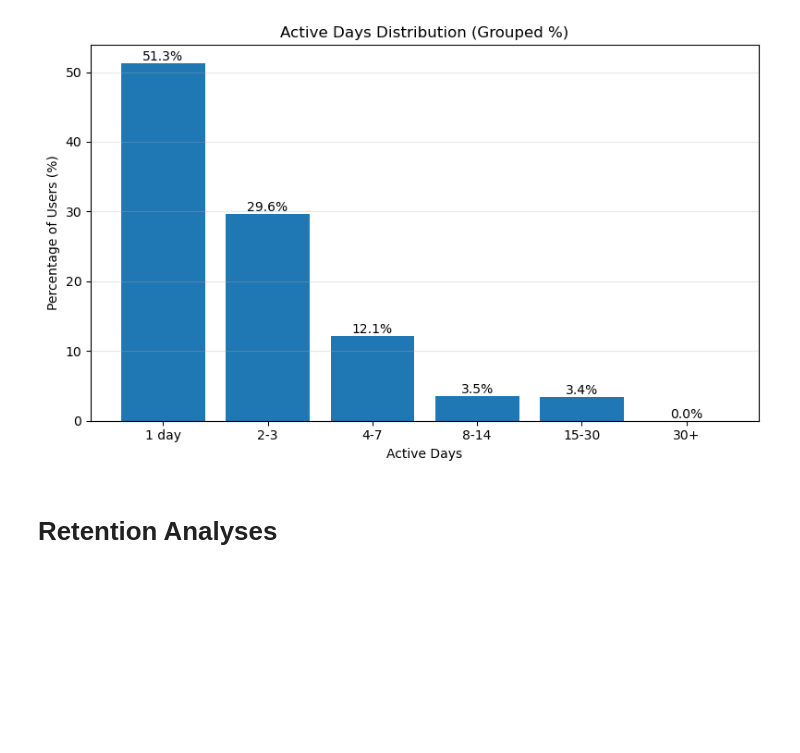
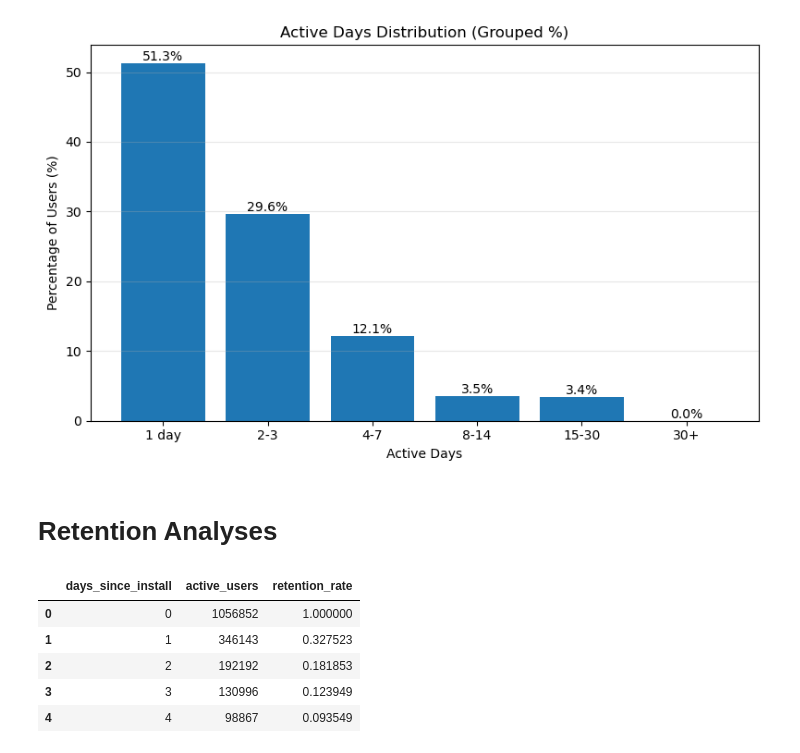
Before and after one commit to utkuayten/vertigo, a Jupyter notebook: notebooks/02_task2.ipynb, the cells around one changed output. Cells and saved outputs as stored; diff of their text form; code cells hidden in the pictures; blank space fills up the shorter version.

```diff
--- a/notebooks/02_task2.ipynb
+++ b/notebooks/02_task2.ipynb
@@ -113,0 +122,26 @@ plt.show()
+# %%
+# Define overall cohort (Day 0 users)
+cohort_users = df[df["days_since_install"] == 0]["user_id"].unique()
+cohort_size = len(cohort_users)
+
+# Compute retention
+retention_table = (
+    df[df["user_id"].isin(cohort_users)]
+    .groupby("days_since_install")["user_id"]
+    .nunique()
+    .reset_index()
+    .rename(columns={"user_id": "active_users"})
+)
+
+retention_table["retention_rate"] = (
+        retention_table["active_users"] / cohort_size
+)
+
+retention_table.head()
+# %% [output]
+|  | days_since_install | active_users | retention_rate |
+| 0 | 0 | 1056852 | 1.000000 |
+| 1 | 1 | 346143 | 0.327523 |
+| 2 | 2 | 192192 | 0.181853 |
+| 3 | 3 | 130996 | 0.123949 |
+| 4 | 4 | 98867 | 0.093549 |
```
Also changed, not shown: parts of 10 cells of this notebook, 1 other file.
